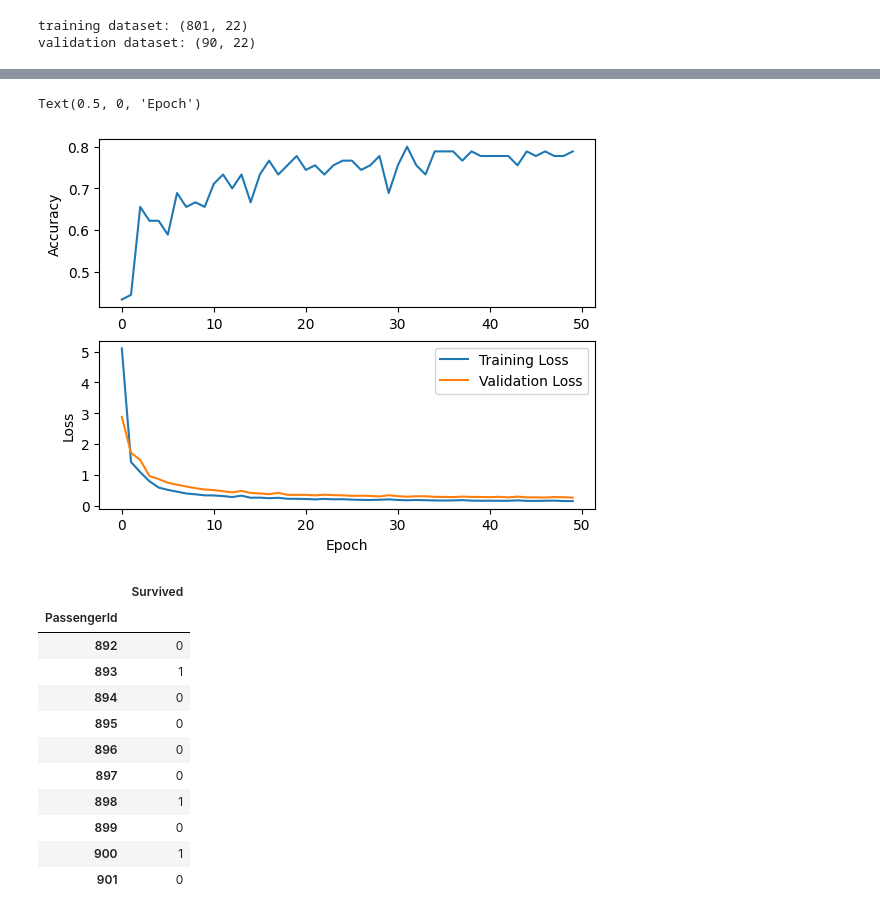
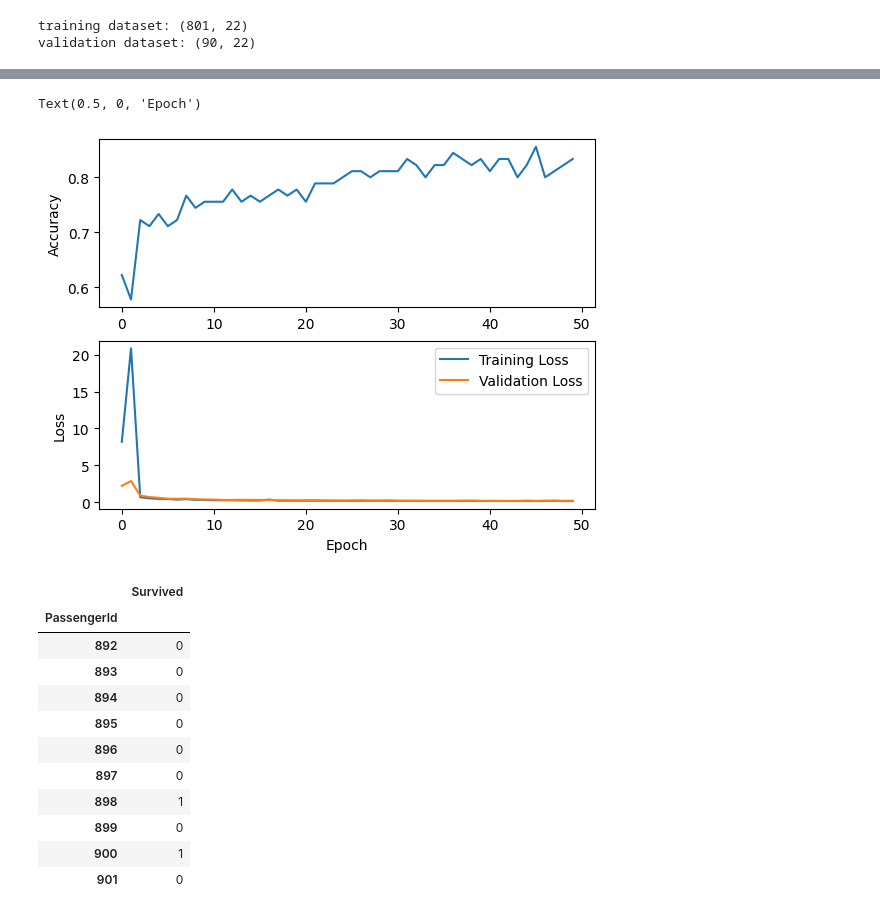
Before and after one commit to zirkelc/micrograd-titanic, a Jupyter notebook: micrograd.ipynb, the cells around one changed output, grey strips where cells are left out. Saved outputs shown, nothing was run; the diff lists cells and outputs as text; code cells hidden in the pictures.

```diff
--- a/micrograd.ipynb
+++ b/micrograd.ipynb
@@ -380,7 +380,7 @@ def train_model(model, xy_train, xy_validate, num_epochs=100, batch_size=32):
 # %%
 # Define number of input features, hidden layers, and output features
 num_inputs = X_train.shape[1]
-num_hidden = [44]
+num_hidden = [66]
 num_outputs = 1
 
 # Initialize the model
@@ -434,5 +434,5 @@ Validation accuracy: 78.889%
 Text(0.5, 0, 'Epoch')
-[figure, old version]
+[figure, new version]
 # %%
 # Input features from the scaled test dataset
 test_features = test_scaled_df.to_numpy()
@@ -450,7 +450,7 @@ submission_df.head(10)
 |  | Survived |
 | PassengerId |  |
 | 892 | 0 |
-| 893 | 1 |
+| 893 | 0 |
 | 894 | 0 |
 | 895 | 0 |
 | 896 | 0 |
```
Also changed, not shown: parts of 1 cell of this notebook.
